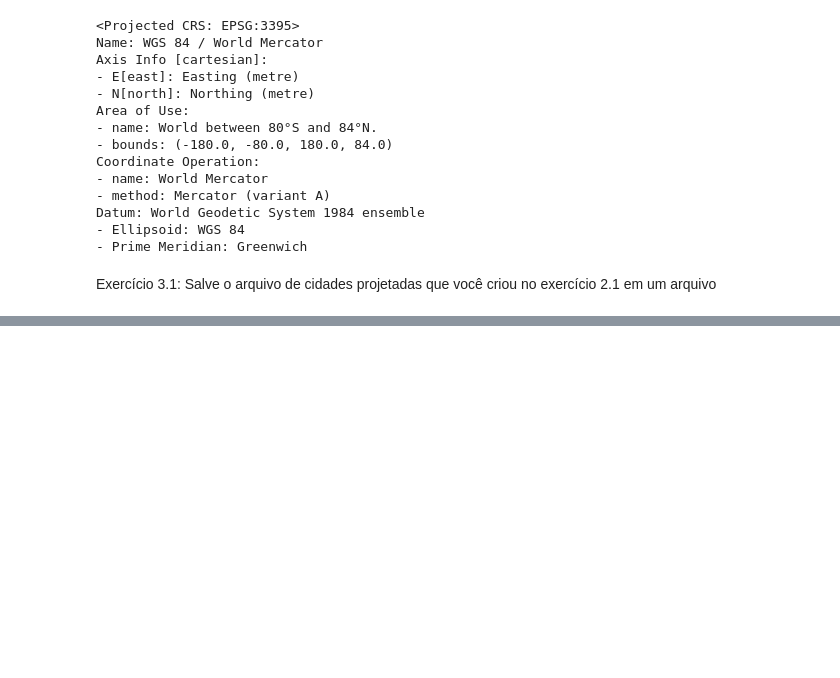
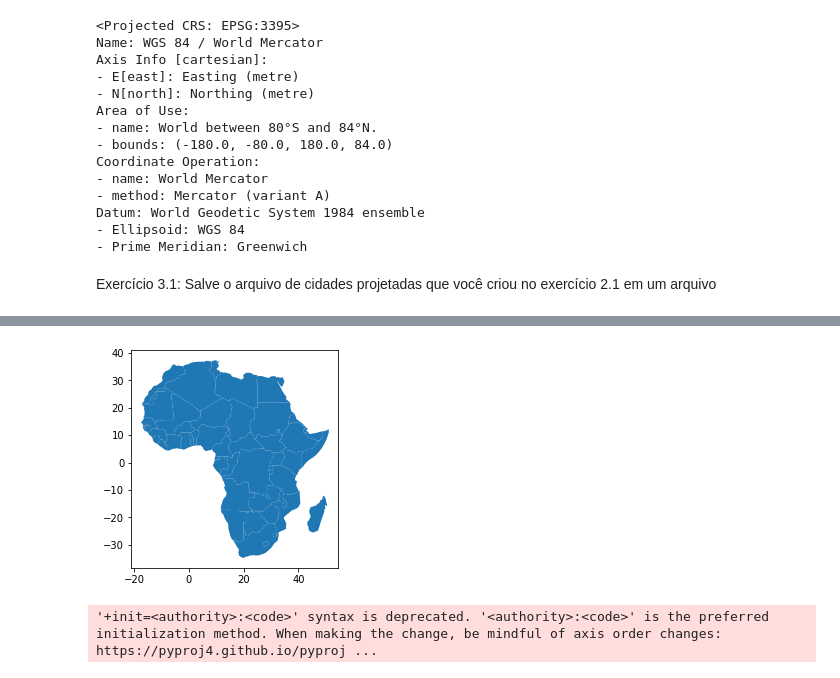
Before and after one commit to rmontteiro/geo, a Jupyter notebook: Geopandas_aula1.ipynb, the cells around one changed output, grey strips where cells are left out. Drawn from its saved outputs; the diff is of its cells as text; code cells hidden in the pictures; blank space fills up the shorter version.

```diff
--- a/Geopandas_aula1.ipynb
+++ b/Geopandas_aula1.ipynb
@@ -297,0 +483,23 @@ Exercício 3.1: Salve o arquivo de cidades projetadas que você criou no exercí
+# %%
+# Read from the geopandas dataset
+world = gpd.read_file(gpd.datasets.get_path('naturalearth_lowres'))
+capitals = gpd.read_file(gpd.datasets.get_path('naturalearth_cities'))
+
+#capitals.head()
+#capitals.plot()
+# %%
+# Select Africa
+africa = world[world['continent'] == "Africa"]
+africa = africa[['geometry', 'name']]
+
+#africa.shape
+africa.plot();
+plt.savefig('africa.png')
+# %% [output]
+[figure, added]
+# %%
+# Project to crs that uses meters as distance measure
+africa = africa.to_crs('+init=epsg:3395')
+capitals = capitals.to_crs('+init=epsg:3395')
+# %% [output]
+'+init=<authority>:<code>' syntax is deprecated. '<authority>:<code>' is the preferred initialization method. When making the change, be mindful of axis order changes: https://pyproj4.github.io/pyproj ...
```
Also changed, not shown: parts of 32 cells of this notebook.
